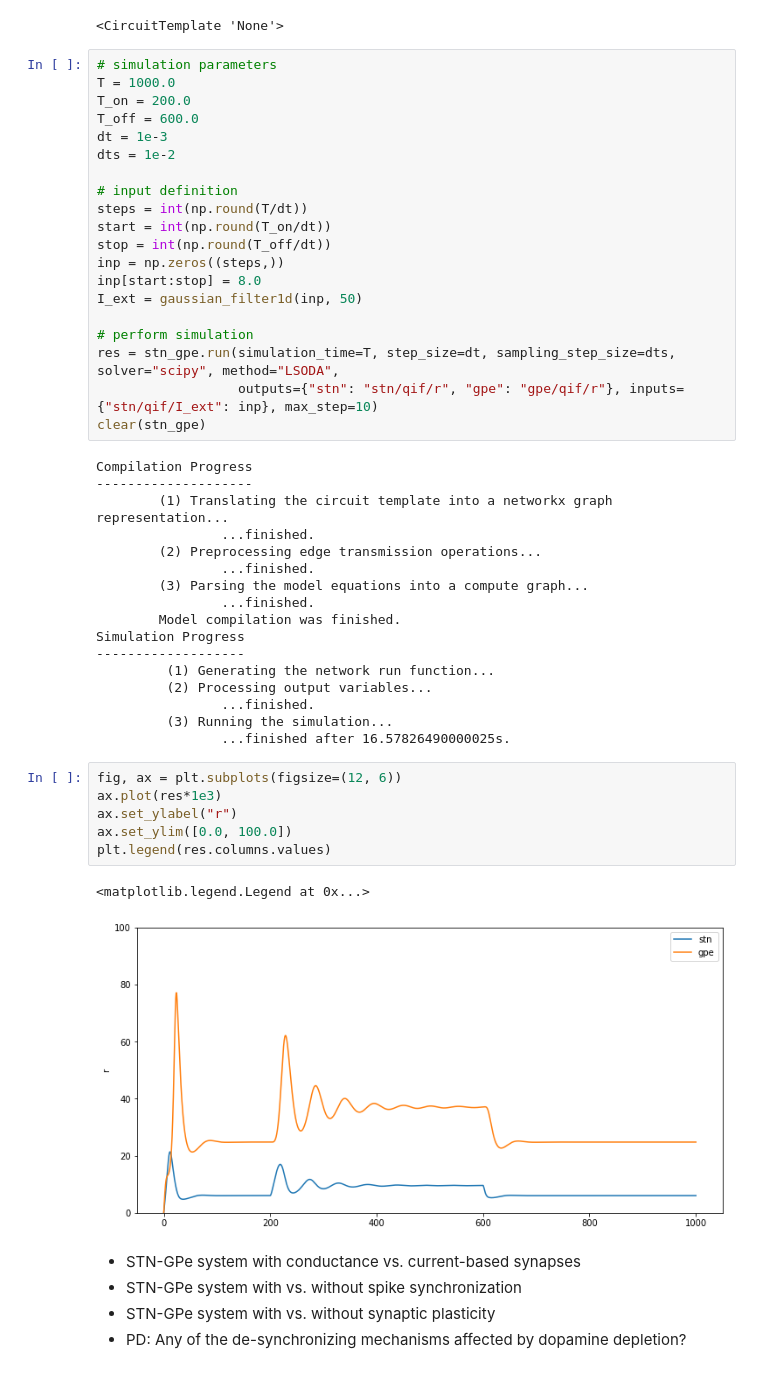
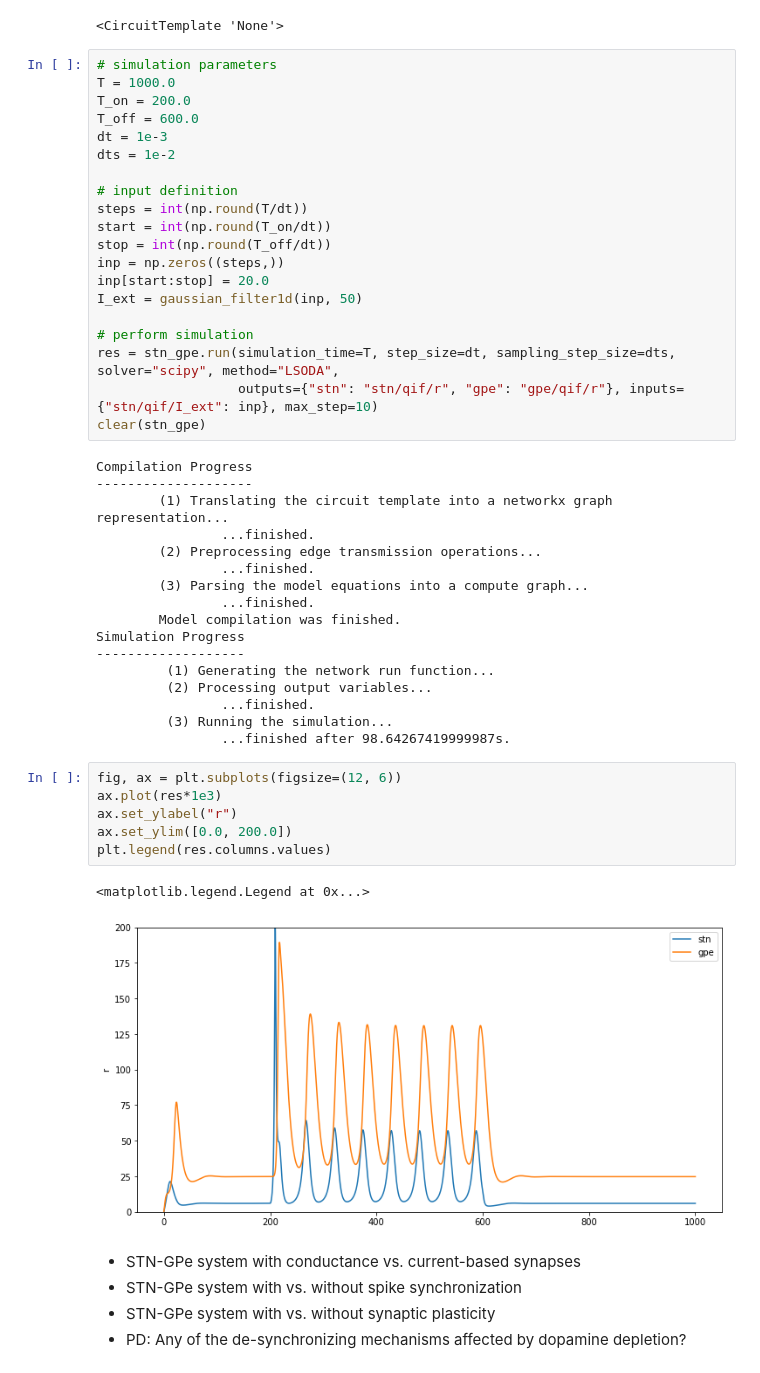
Before and after one commit to Richert/DynamicalSystems, a Jupyter notebook: BasalGanglia/STR_modeling/STN_GPe_conductance_based.ipynb, the cells around one changed output. Drawn from its saved outputs; the diff is of its cells as text.

```diff
--- a/BasalGanglia/STR_modeling/STN_GPe_conductance_based.ipynb
+++ b/BasalGanglia/STR_modeling/STN_GPe_conductance_based.ipynb
@@ -70,7 +70,7 @@ steps = int(np.round(T/dt))
 start = int(np.round(T_on/dt))
 stop = int(np.round(T_off/dt))
 inp = np.zeros((steps,))
-inp[start:stop] = 8.0
+inp[start:stop] = 20.0
 I_ext = gaussian_filter1d(inp, 50)
 
 # perform simulation
@@ -93,16 +93,16 @@ Simulation Progress
          (2) Processing output variables...
                 ...finished.
          (3) Running the simulation...
-                ...finished after 16.57826490000025s.
+                ...finished after 98.64267419999987s.
 # %%
 fig, ax = plt.subplots(figsize=(12, 6))
 ax.plot(res*1e3)
 ax.set_ylabel("r")
-ax.set_ylim([0.0, 100.0])
+ax.set_ylim([0.0, 200.0])
 plt.legend(res.columns.values)
 # %% [output]
 <matplotlib.legend.Legend at 0x...>
-[figure, old version]
+[figure, new version]
 # %% [markdown]
 - STN-GPe system with conductance vs. current-based synapses
 - STN-GPe system with vs. without spike synchronization
```
